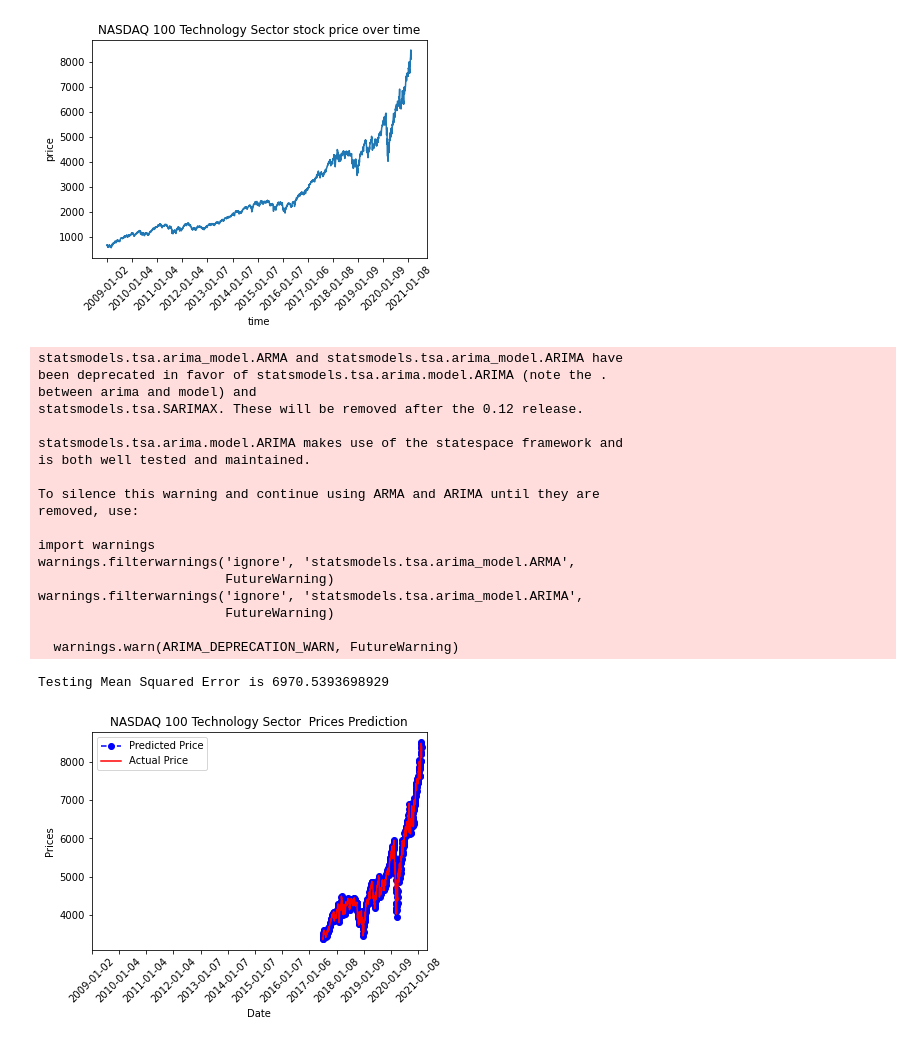
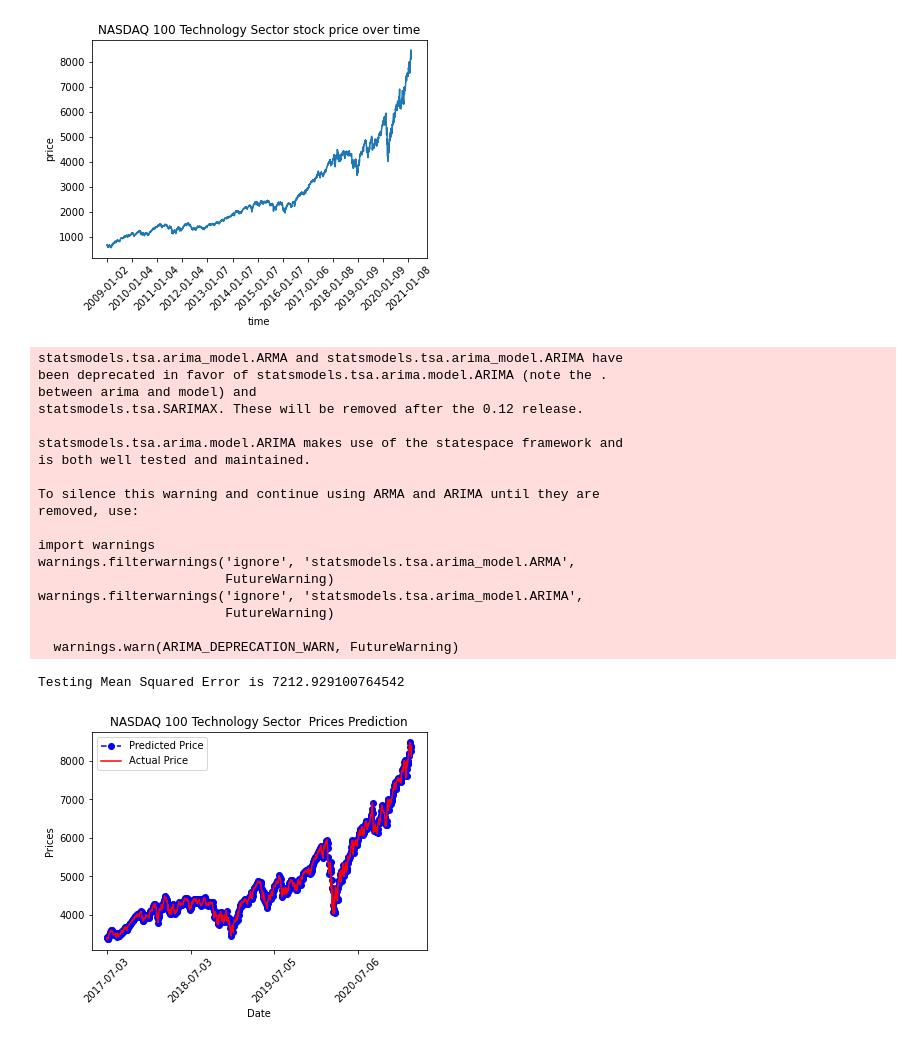
Before and after one commit to mklein1997/ML-ETF-Prices, a Jupyter notebook: Forcasting model/ARIMANXDT.ipynb, the cells around one changed output. Saved outputs shown, nothing was run; the diff lists cells and outputs as text; code cells hidden in the pictures.

```diff
--- a/Forcasting model/ARIMANXDT.ipynb
+++ b/Forcasting model/ARIMANXDT.ipynb
@@ -80,7 +80,7 @@ history = [x for x in training_data]
 model_predictions = []
 N_test_observations = len(test_data)
 for time_point in range(N_test_observations):
-    model = ARIMA(history, order=(10,1,0))
+    model = ARIMA(history, order=(4,1,0))
     model_fit = model.fit(disp=0)
     output = model_fit.forecast()
     yhat = output[0]
@@ -179,7 +179,7 @@ history = [x for x in training_data]
 model_predictions = []
 N_test_observations = len(test_data)
 for time_point in range(N_test_observations):
-    model = ARIMA(history, order=(12,1,0))
+    model = ARIMA(history, order=(4,1,0))
     model_fit = model.fit(disp=0)
     output = model_fit.forecast()
     yhat = output[0]
@@ -207,17 +207,17 @@ warnings.filterwarnings('ignore', 'statsmodels.tsa.arima_model.ARIMA',
                         FutureWarning)
 
   warnings.warn(ARIMA_DEPRECATION_WARN, FutureWarning)
-Testing Mean Squared Error is 6970.5393698929
+Testing Mean Squared Error is 7212.929100764542
 # %%
 test_set_range = df[int(len(df)*0.7):].index
 plt.plot(test_set_range, model_predictions, color='blue', marker='o', linestyle='dashed',label='Predicted Price')
 plt.plot(test_set_range, test_data, color='red', label='Actual Price')
 plt.title('NASDAQ 100 Technology Sector  Prices Prediction')
 plt.xlabel('Date')
 plt.ylabel('Prices')
-plt.xticks(np.arange(0,3054,252), df.Date[0:3054:252])
+plt.xticks(np.arange(2138,3054,252), df.Date[2138:3054:252])
 plt.xticks(rotation = 45)
 plt.legend()
 plt.show()
 # %% [output]
-[figure, old version]
+[figure, new version]
```
Also changed, not shown: parts of 2 cells of this notebook, 1 other file.
